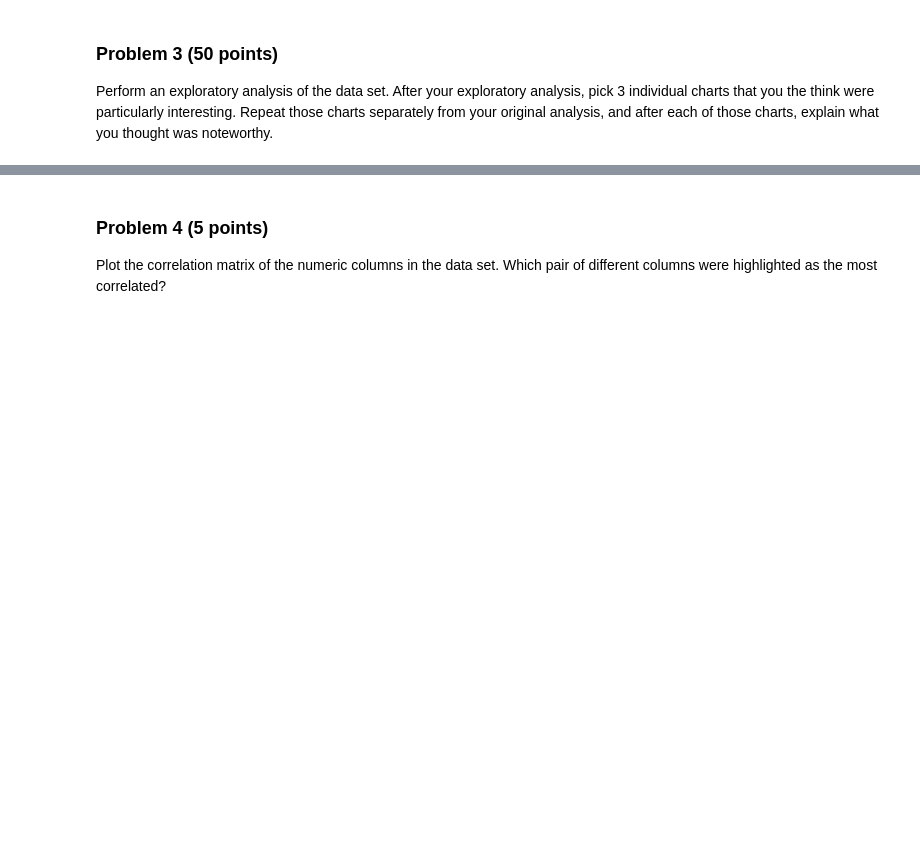
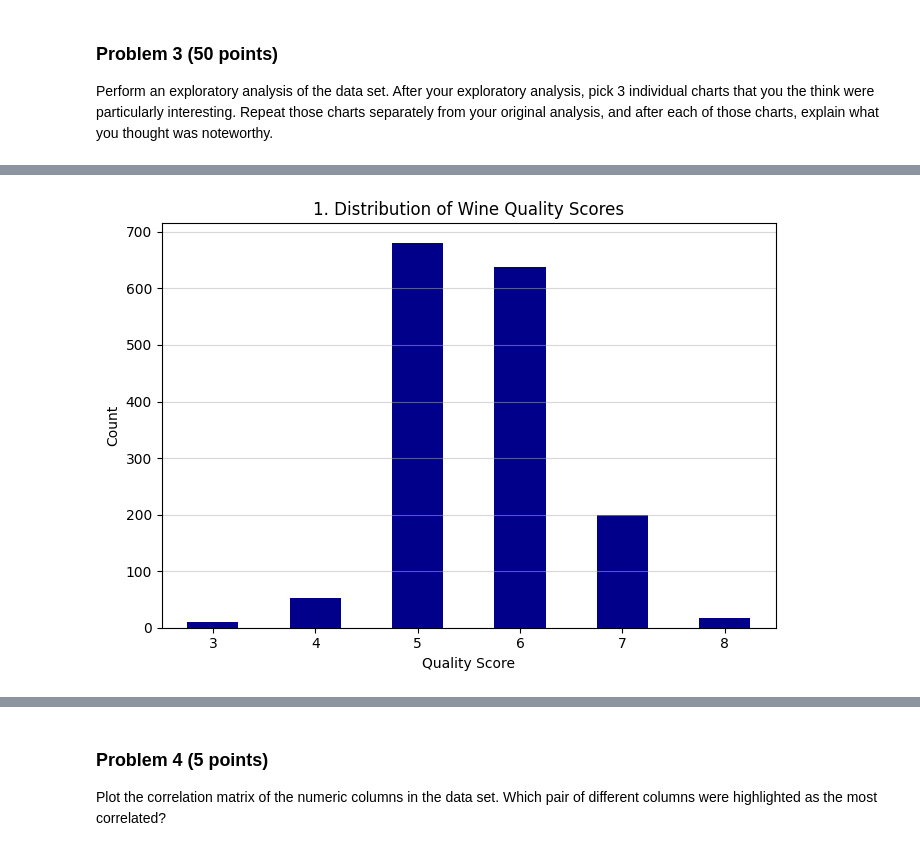
Before and after one commit to kaylamwong/dx602-final-project, a Jupyter notebook: project.ipynb, the cells around one changed output, grey strips where cells are left out. Drawn from its saved outputs; the diff is of its cells as text; code cells hidden in the pictures; blank space fills up the shorter version.

```diff
--- a/project.ipynb
+++ b/project.ipynb
@@ -132,0 +189,14 @@ YOUR ANSWERS HERE
+# %%
+# --- CHART 1: Distribution of Wine Quality Scores (Bar Chart) ---
+plt.figure(figsize=(7, 5))
+# Use pandas value_counts().plot(kind='bar')
+wine_data['quality'].value_counts().sort_index().plot(kind='bar', color='darkblue')
+plt.title('1. Distribution of Wine Quality Scores')
+plt.xlabel('Quality Score')
+plt.ylabel('Count')
+plt.xticks(rotation=0)
+plt.grid(axis='y', alpha=0.5)
+plt.tight_layout()
+plt.show()
+# %% [output]
+[figure, added]
```
Also changed, not shown: parts of 8 cells of this notebook, 3 other files.
